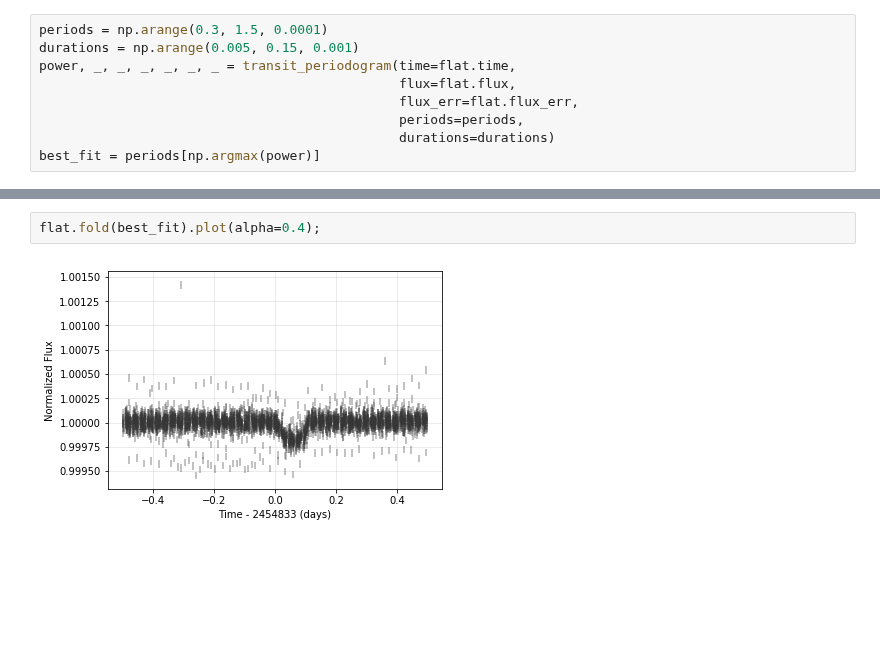
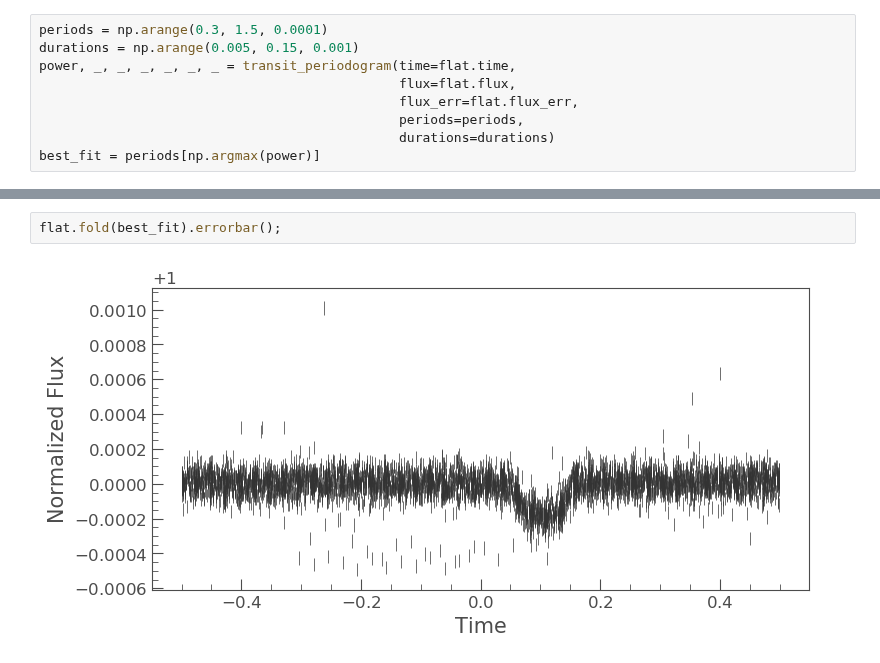
Before and after one commit to lightkurve/lightkurve, a Jupyter notebook: docs/source/tutorials/2.02-recover-a-planet.ipynb, the cells around one changed output, grey strips where cells are left out. Cells and saved outputs as stored; diff of their text form; blank space fills up the shorter version.

```diff
--- a/docs/source/tutorials/2.02-recover-a-planet.ipynb
+++ b/docs/source/tutorials/2.02-recover-a-planet.ipynb
@@ -73,4 +71,4 @@ Best Fit Period: 0.8375999999999408 days
 # %%
-flat.fold(best_fit).plot(alpha=0.4);
+flat.fold(best_fit).errorbar();
 # %% [output]
-[figure, old version]
+[figure, new version]
```
Also changed, not shown: parts of 6 cells of this notebook, 13 other files.
